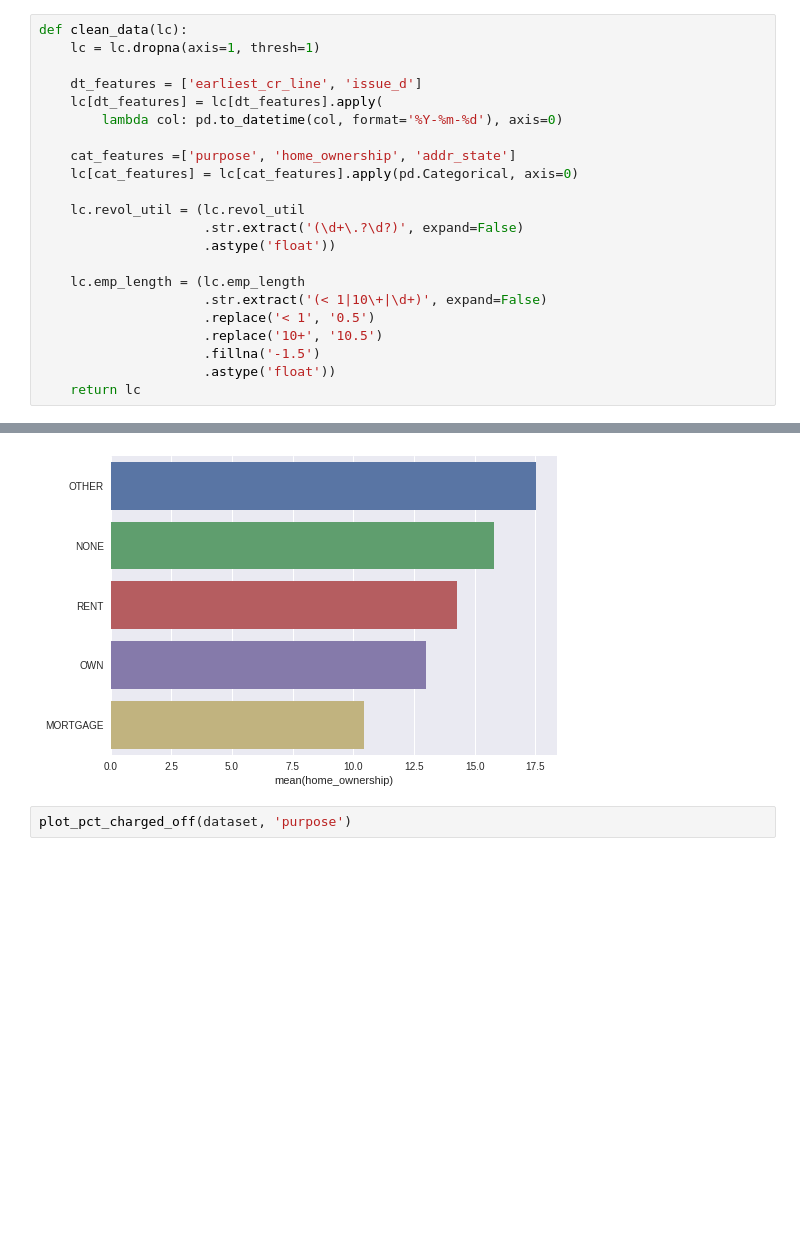
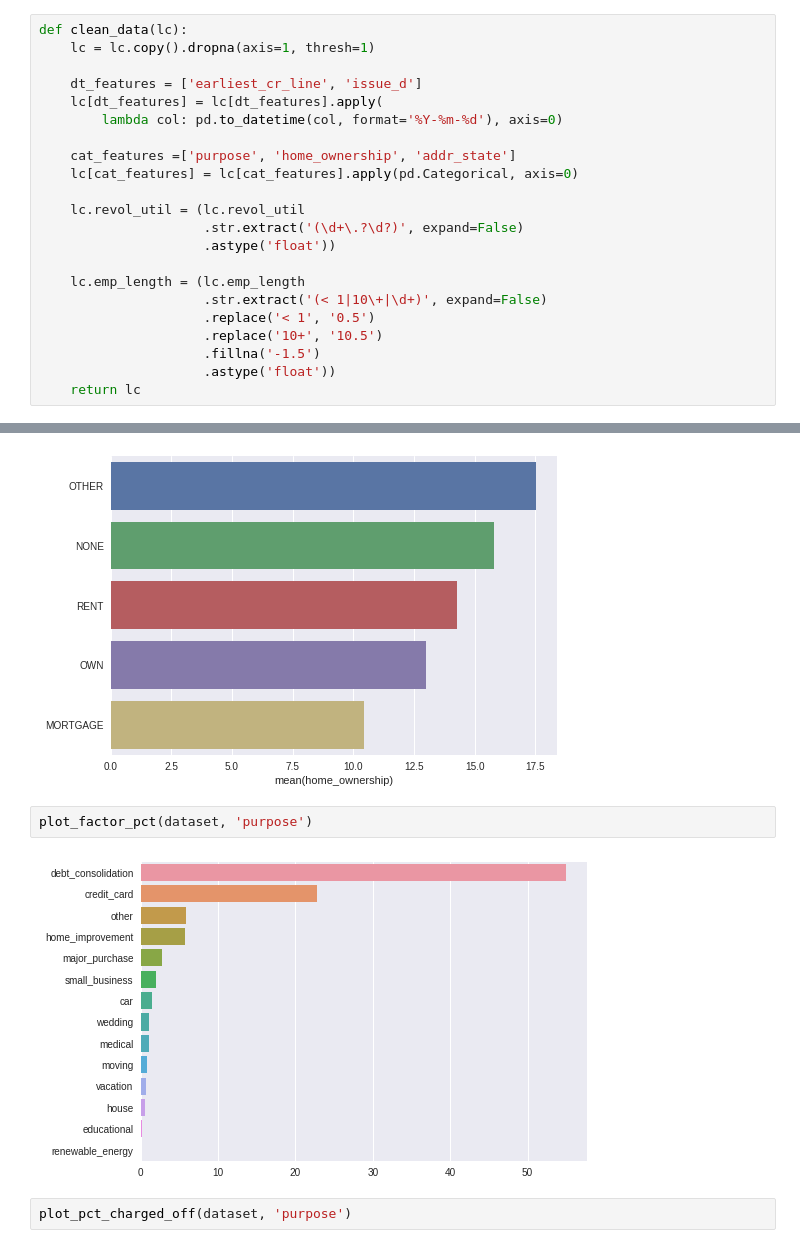
Before and after one commit to vnaidu/loan-default-classifier, a Jupyter notebook: loan-status.ipynb, the cells around one changed output, grey strips where cells are left out. Drawn from its saved outputs; the diff is of its cells as text; blank space fills up the shorter version.

```diff
--- a/loan-status.ipynb
+++ b/loan-status.ipynb
@@ -180,7 +180,7 @@ plot_incomplete_stats(incomplete_stats)
     5. Convert to float
 # %%
 def clean_data(lc):
-    lc = lc.dropna(axis=1, thresh=1)
+    lc = lc.copy().dropna(axis=1, thresh=1)
 
     dt_features = ['earliest_cr_line', 'issue_d']
     lc[dt_features] = lc[dt_features].apply(
@@ -321,6 +321,10 @@ plot_factor_pct(dataset, 'home_ownership')
 plot_pct_charged_off(dataset, 'home_ownership')
 # %% [output]
 [figure]
+# %%
+plot_factor_pct(dataset, 'purpose')
+# %% [output]
+[figure, added]
 # %%
 plot_pct_charged_off(dataset, 'purpose')
 # %% [output]
```
Also changed, not shown: parts of 2 cells of this notebook.
